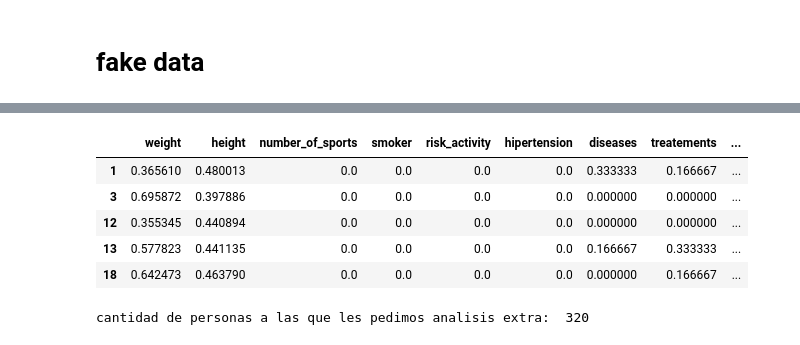
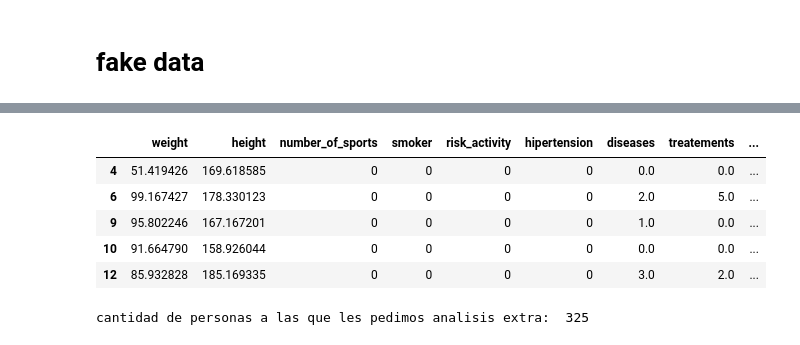
Before and after one commit to mateo-st/ML_UM, a Jupyter notebook: 3º Lab/LAB3 - Mordetzki, Stipanicic.ipynb, the cells around one changed output, grey strips where cells are left out. Saved outputs shown, nothing was run; the diff lists cells and outputs as text; code cells hidden in the pictures.

```diff
--- a/3º Lab/LAB3 - Mordetzki, Stipanicic.ipynb
+++ b/3º Lab/LAB3 - Mordetzki, Stipanicic.ipynb
@@ -588,16 +588,16 @@ statistics
 # %%
 # elegimos arbitrariamente el 0
 
-df_to_further = df_scaled_cluster[df_scaled_cluster['CLUSTER ID'] == 0] # a estos les pedimos que se saquen sangre
+df_to_further = df[df['CLUSTER ID'] == 0] # a estos les pedimos que se saquen sangre
 df_to_further.head()
 # %% [output]
 |  | weight | height | number_of_sports | smoker | risk_activity | hipertension | diseases | treatements | ... |
-| 1 | 0.365610 | 0.480013 | 0.0 | 0.0 | 0.0 | 0.0 | 0.333333 | 0.166667 | ... |
-| 3 | 0.695872 | 0.397886 | 0.0 | 0.0 | 0.0 | 0.0 | 0.000000 | 0.000000 | ... |
-| 12 | 0.355345 | 0.440894 | 0.0 | 0.0 | 0.0 | 0.0 | 0.000000 | 0.000000 | ... |
-| 13 | 0.577823 | 0.441135 | 0.0 | 0.0 | 0.0 | 0.0 | 0.166667 | 0.333333 | ... |
-| 18 | 0.642473 | 0.463790 | 0.0 | 0.0 | 0.0 | 0.0 | 0.000000 | 0.166667 | ... |
+| 4 | 51.419426 | 169.618585 | 0 | 0 | 0 | 0 | 0.0 | 0.0 | ... |
+| 6 | 99.167427 | 178.330123 | 0 | 0 | 0 | 0 | 2.0 | 5.0 | ... |
+| 9 | 95.802246 | 167.167201 | 0 | 0 | 0 | 0 | 1.0 | 0.0 | ... |
+| 10 | 91.664790 | 158.926044 | 0 | 0 | 0 | 0 | 0.0 | 0.0 | ... |
+| 12 | 85.932828 | 185.169335 | 0 | 0 | 0 | 0 | 3.0 | 2.0 | ... |
 # %%
 print("cantidad de personas a las que les pedimos analisis extra: ",len(df_to_further))
 # %% [output]
-cantidad de personas a las que les pedimos analisis extra:  320
+cantidad de personas a las que les pedimos analisis extra:  325
```
Also changed, not shown: parts of 7 cells of this notebook.
